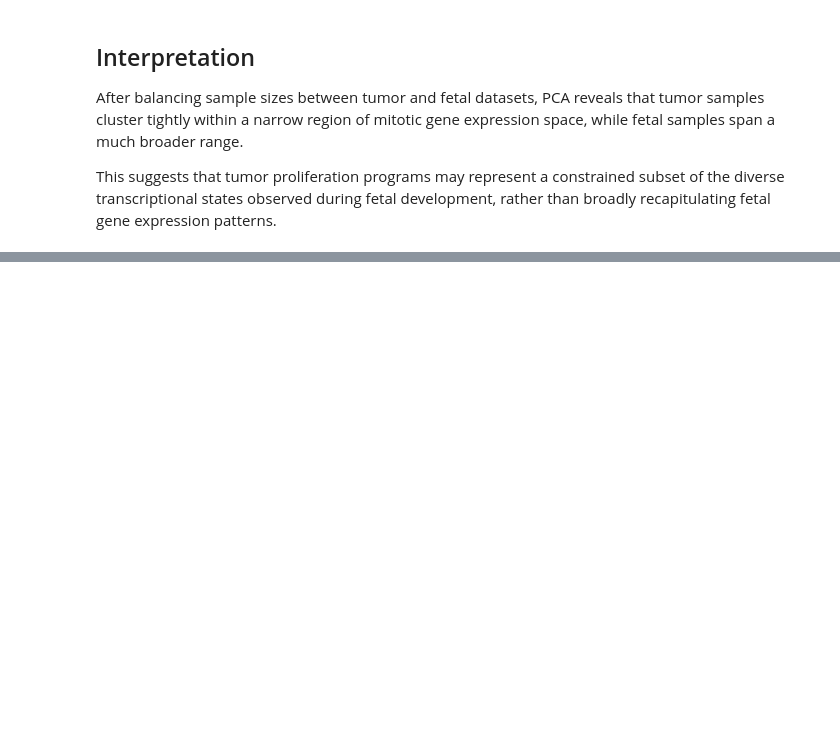
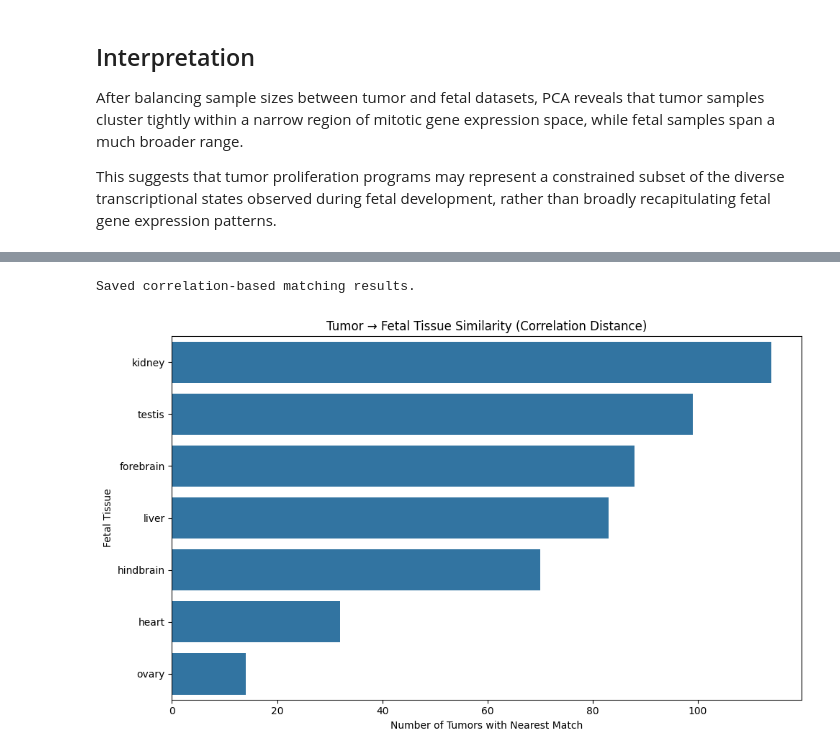
Before and after one commit to SkylarS300/cancer-development-transcriptomics, a Jupyter notebook: notebooks/analysis.ipynb, the cells around one changed output, grey strips where cells are left out. Drawn from its saved outputs; the diff is of its cells as text; code cells hidden in the pictures; blank space fills up the shorter version.

```diff
--- a/notebooks/analysis.ipynb
+++ b/notebooks/analysis.ipynb
@@ -295,0 +503,11 @@ This suggests that tumor proliferation programs may represent a constrained subs
+# %%
+closest_match = distance_df.idxmin(axis=1).rename("closest_fetal_profile")
+closest_distance = distance_df.min(axis=1).rename("distance")
+
+tumor_match_df = pd.concat([closest_match, closest_distance], axis=1).reset_index()
+tumor_match_df = tumor_match_df.rename(columns={"index": "tumor_sample"})
+
+tumor_match_df["stage"] = tumor_match_df["closest_fetal_profile"].str.split(" \\| ").str[0]
+tumor_match_df["tissue"] = tumor_match_df["closest_fetal_profile"].str.split(" \\| ").str[1]
+
+print(tumor_match_df["tissue"].value_counts().head(10))
@@ -295,0 +524,20 @@ This suggests that tumor proliferation programs may represent a constrained subs
+# %%
+tumor_match_df.to_csv("../results/tables/tumor_fetal_matches_corr.csv", index=False)
+print("Saved correlation-based matching results.")
+# %% [output]
+Saved correlation-based matching results.
+# %%
+top_tissues = tumor_match_df["tissue"].value_counts().head(10)
+
+plt.figure(figsize=(10, 6))
+sns.barplot(x=top_tissues.values, y=top_tissues.index)
+
+plt.title("Tumor → Fetal Tissue Similarity (Correlation Distance)")
+plt.xlabel("Number of Tumors with Nearest Match")
+plt.ylabel("Fetal Tissue")
+
+plt.tight_layout()
+plt.savefig("../results/figures/top_fetal_matches_corr.png", dpi=300, bbox_inches="tight")
+plt.show()
+# %% [output]
+[figure, added]
```
Also changed, not shown: parts of 16 cells of this notebook, 5 other files.
